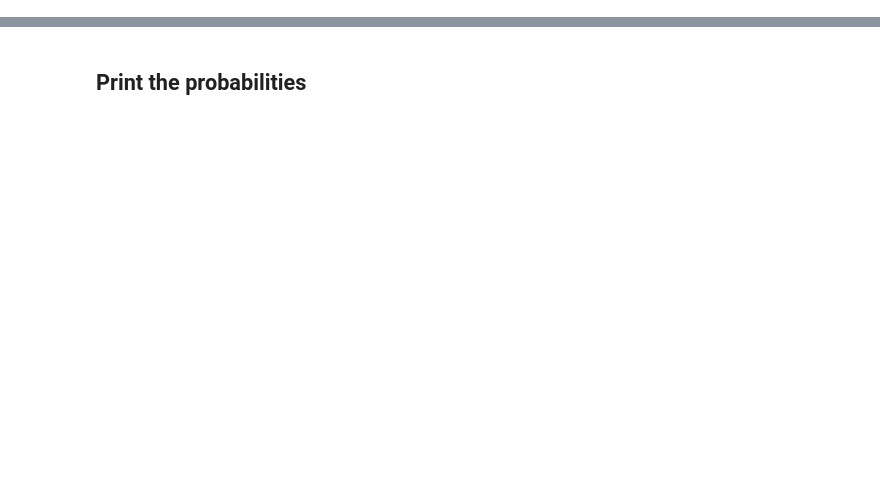
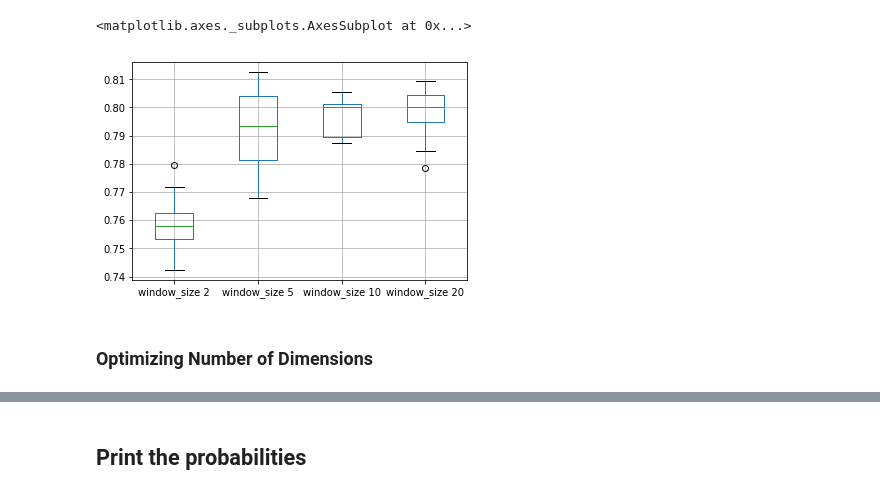
Before and after one commit to GuiltyTargets/phewas, a Jupyter notebook: notebooks/rep_learn_script.ipynb, the cells around one changed output, grey strips where cells are left out. Saved outputs shown, nothing was run; the diff lists cells and outputs as text; code cells hidden in the pictures; blank space fills up the shorter version.

```diff
--- a/notebooks/rep_learn_script.ipynb
+++ b/notebooks/rep_learn_script.ipynb
@@ -60,0 +301,21 @@ TR
+# %%
+g2v = Gat2Vec(dir_, dir_, label=False, tr=gat2vec_config.training_ratio)
+
+num_walks = 30
+walk_length = 4
+window_size_list = [2, gat2vec_config.window_size, 10, 20]
+
+optmization = pd.DataFrame()
+
+for ws in window_size_list:
+    print(f'# Training window size {ws}')
+    model = g2v.train_gat2vec(
+            num_walks,
+            walk_length,
+            gat2vec_config.dimension,
+            ws,
+            output=True,
+        )
+    classifier = Classification(dir_, dir_, tr=gat2vec_config.training_ratio)
+    auc_df = classifier.evaluate(model, label=False, evaluation_scheme="cv")
+    optmization.loc[:, f'window_size {ws}'] = auc_df['auc']
@@ -60,0 +354,7 @@ TR
+# %%
+optmization.boxplot()
+# %% [output]
+<matplotlib.axes._subplots.AxesSubplot at 0x...>
+[figure, added]
+# %% [markdown]
+### Optimizing Number of Dimensions
```
Also changed, not shown: parts of 28 cells of this notebook.
